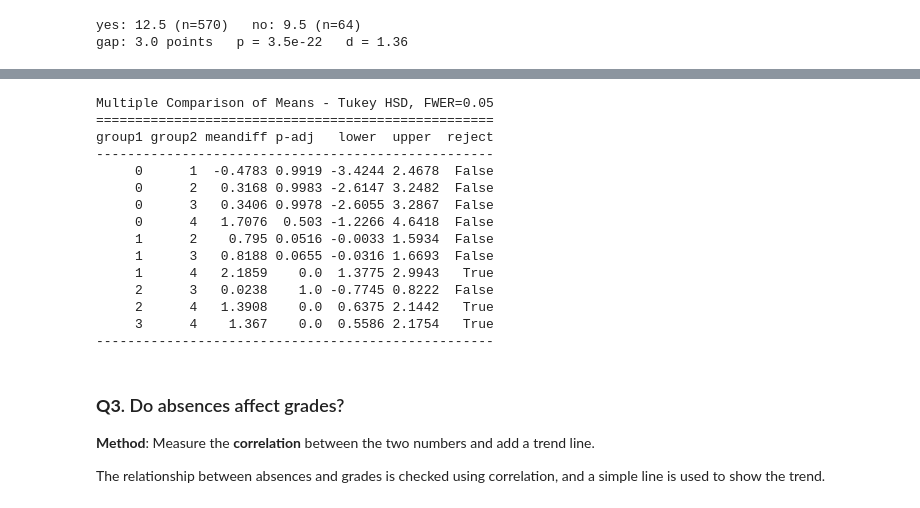
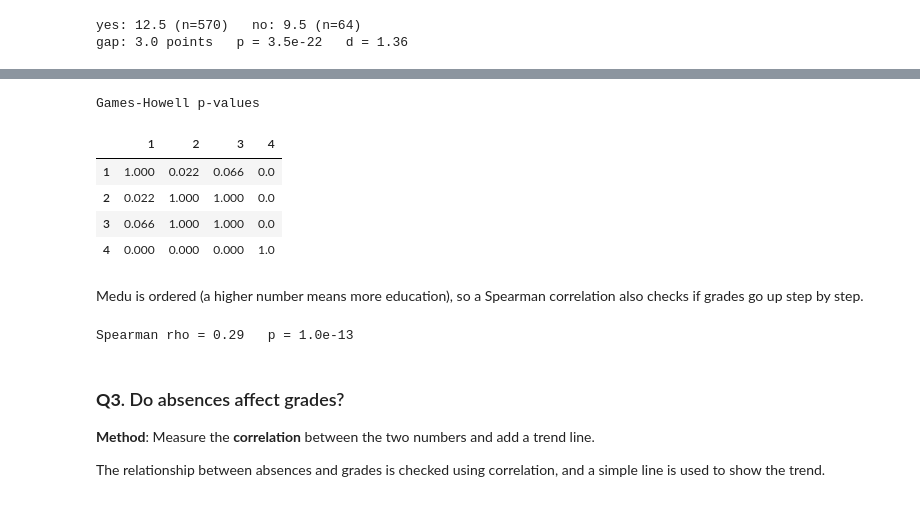
Before and after one commit to madzareh/inferential-stats-lab, a Jupyter notebook: main.ipynb, the cells around one changed output, grey strips where cells are left out. Drawn from its saved outputs; the diff is of its cells as text; code cells hidden in the pictures.

```diff
--- a/main.ipynb
+++ b/main.ipynb
@@ -142,21 +146,21 @@ ANOVA p = 1.7e-11   eta^2 = 0.09
 # %%
-print(pairwise_tukeyhsd(df.G3, df.Medu).summary())
+gh = stats.tukey_hsd(*groups, equal_var=False)
+print("Games-Howell p-values")
+pd.DataFrame(gh.pvalue, index=levels, columns=levels).round(3)
 # %% [output]
-Multiple Comparison of Means - Tukey HSD, FWER=0.05
-===================================================
-group1 group2 meandiff p-adj   lower  upper  reject
----------------------------------------------------
-     0      1  -0.4783 0.9919 -3.4244 2.4678  False
-     0      2   0.3168 0.9983 -2.6147 3.2482  False
-     0      3   0.3406 0.9978 -2.6055 3.2867  False
-     0      4   1.7076  0.503 -1.2266 4.6418  False
-     1      2    0.795 0.0516 -0.0033 1.5934  False
-     1      3   0.8188 0.0655 -0.0316 1.6693  False
-     1      4   2.1859    0.0  1.3775 2.9943   True
-     2      3   0.0238    1.0 -0.7745 0.8222  False
-     2      4   1.3908    0.0  0.6375 2.1442   True
-     3      4    1.367    0.0  0.5586 2.1754   True
----------------------------------------------------
+Games-Howell p-values
+|  | 1 | 2 | 3 | 4 |
+| 1 | 1.000 | 0.022 | 0.066 | 0.0 |
+| 2 | 0.022 | 1.000 | 1.000 | 0.0 |
+| 3 | 0.066 | 1.000 | 1.000 | 0.0 |
+| 4 | 0.000 | 0.000 | 0.000 | 1.0 |
+# %% [markdown]
+Medu is ordered (a higher number means more education), so a Spearman correlation also checks if grades go up step by step.
+# %%
+rho, p_rho = stats.spearmanr(df.Medu, df.G3)
+print(f"Spearman rho = {rho:.2f}   p = {p_rho:.1e}")
+# %% [output]
+Spearman rho = 0.29   p = 1.0e-13
 # %% [markdown]
 ### **Q3**. Do absences affect grades?
 **Method**: Measure the **correlation** between the two numbers and add a trend line.
```
Also changed, not shown: parts of 4 cells of this notebook, 1 other file.
